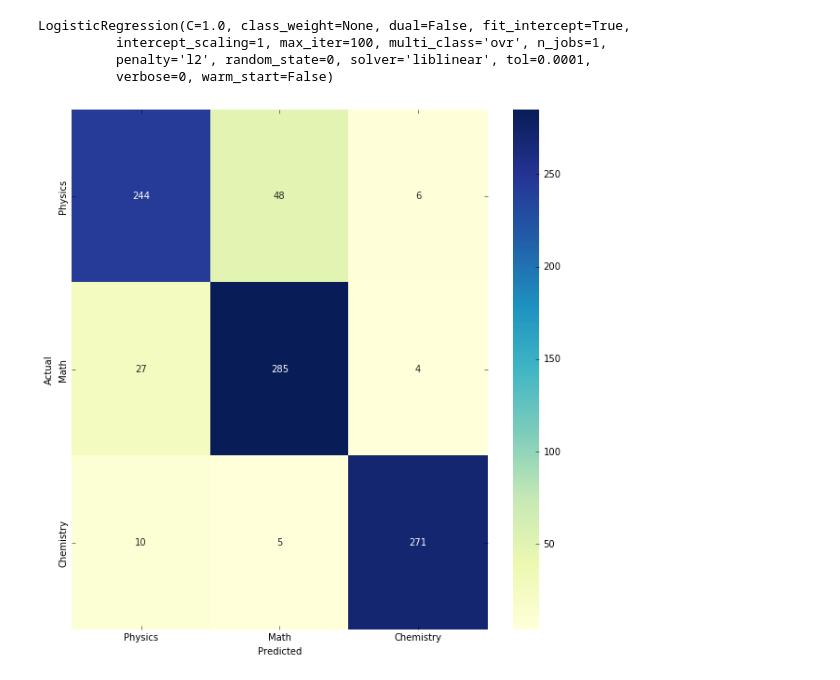
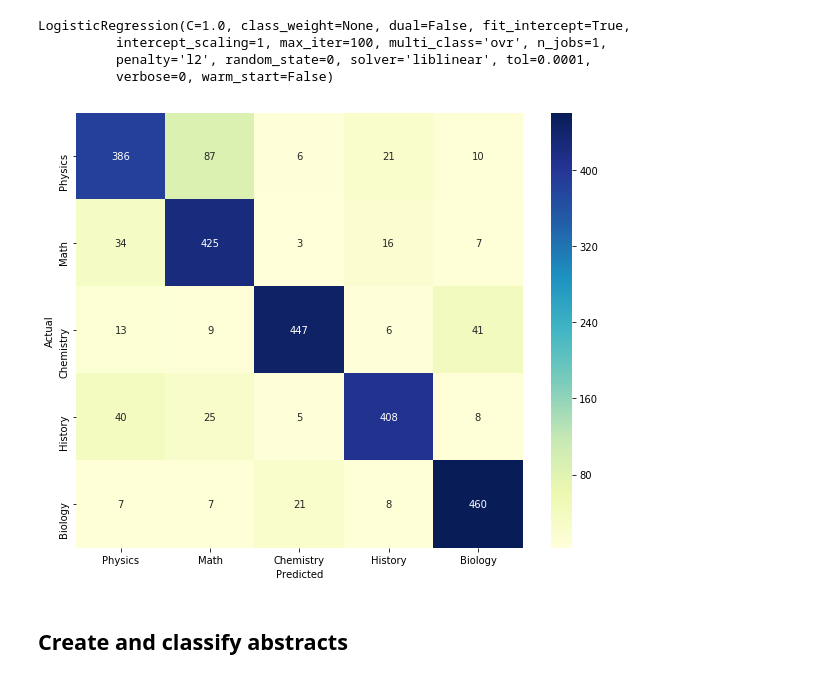
Before and after one commit to StefanoFeijoo/Abstract-Classifier, a Jupyter notebook: Multi_class_abstract.ipynb, the cells around one changed output. Cells and saved outputs as stored; diff of their text form; code cells hidden in the pictures.

```diff
--- a/Multi_class_abstract.ipynb
+++ b/Multi_class_abstract.ipynb
@@ -98,6 +120,10 @@ def createWordCloud(words, stopwords):
 # %%
 st = time.time()
 # Search for physics, math, chemistry papers
-physics_feed = search_abstracts('all:physics', start = 0, max_results = 3000)
-math_feed = search_abstracts('all:math', start = 0, max_results = 3000)
-chem_feed = search_abstracts('all:chemistry', start = 0, max_results= 3000)
+physics_feed = search_abstracts('all:physics', start = 0, max_results = 5000)
+math_feed = search_abstracts('all:math', start = 0, max_results = 5000)
+chem_feed = search_abstracts('all:chemistry', start = 0, max_results= 5000)
+hist_feed = search_abstracts('all:history', start = 0, max_results= 5000)
+bio_feed = search_abstracts('all:biology', start = 0, max_results= 5000)
+end = time.time()
+print('time spent:',end-st)
@@ -114,11 +142,22 @@ math_abstracts = { 'Types': ['Math' for _ in range(len(math_feed.entries))],
 chem_abstracts = { 'Types': ['Chemistry' for _ in range(len(chem_feed.entries))],
                 'Labels': [ 2 for _ in range(len(chem_feed.entries))],
                     'Abstracts': [entry.summary for entry in chem_feed.entries]}
+
+hist_abstracts = { 'Types': ['History' for _ in range(len(hist_feed.entries))],
+                'Labels': [ 3 for _ in range(len(hist_feed.entries))],
+                    'Abstracts': [entry.summary for entry in hist_feed.entries]}
+
+bio_abstracts = { 'Types': ['biology' for _ in range(len(bio_feed.entries))],
+                'Labels': [ 4 for _ in range(len(bio_feed.entries))],
+                    'Abstracts': [entry.summary for entry in bio_feed.entries]}
 # %%
 # Place all topics in panda dataframe
 physics_df = pd.DataFrame(physics_abstracts)
 math_df = pd.DataFrame(math_abstracts)
 chem_df = pd.DataFrame(chem_abstracts)
-frames = [physics_df, math_df, chem_df]
+hist_df = pd.DataFrame(hist_abstracts)
+bio_df = pd.DataFrame(bio_abstracts)
+
+frames = [physics_df, math_df, chem_df, hist_df, bio_df]
 all_df = pd.concat(frames)
 all_df = all_df.sample(frac =1).reset_index(drop = True)
@@ -210,12 +263,12 @@ print(clf.predict(count_vect.transform([X_test.values[1]])))
 # %%
-# Select a number of classifier and use cross validation to select the best one
-from sklearn.linear_model import LogisticRegression
-from sklearn.ensemble import RandomForestClassifier
+# Select a number of classifiers and use cross validation to select the best one
+from sklearn.linear_model import LogisticRegression, SGDClassifier
 from sklearn.svm import LinearSVC
 from sklearn.model_selection import cross_val_score
+from sklearn.naive_bayes import BernoulliNB, GaussianNB
 
 classifiers = [
-    RandomForestClassifier(n_estimators=200, max_depth=3, random_state=0),
+    BernoulliNB(),
     LinearSVC(),
     MultinomialNB(),
     LogisticRegression(random_state=0),
@@ -272,14 +325,15 @@ y_pred = selected_classifier.predict(X_test)
 #selected_classifier.fit(X_train_tfidf, y_train)
 #y_pred = selected_classifier.predict(count_vect.transform(X_test.values))
 # %%
+# Plot a confusion matrix for visualization
 from sklearn.metrics import confusion_matrix
-conf_mat = confusion_matrix(y_test, y_pred, labels = [0,1,2])
+conf_mat = confusion_matrix(y_test, y_pred, labels = [0,1,2,3,4])
 
-fig, ax = plt.subplots(figsize=(10,10))
+fig, ax = plt.subplots(figsize=(10,8))
 sns.heatmap(conf_mat, cmap="YlGnBu", annot=True, fmt='d',
-            xticklabels=['Physics', 'Math', 'Chemistry'], yticklabels=['Physics','Math', 'Chemistry'])
+            xticklabels=['Physics', 'Math', 'Chemistry', 'History', 'Biology'], yticklabels=['Physics','Math', 'Chemistry', 'History', 'Biology'])
 plt.ylabel('Actual')
 plt.xlabel('Predicted')
 plt.show()
 # %% [output]
-[figure, old version]
+[figure, new version]
@@ -287,0 +340,2 @@ path = create_files()
+# %% [markdown]
+## Create and classify abstracts
```
Also changed, not shown: parts of 28 cells of this notebook.
